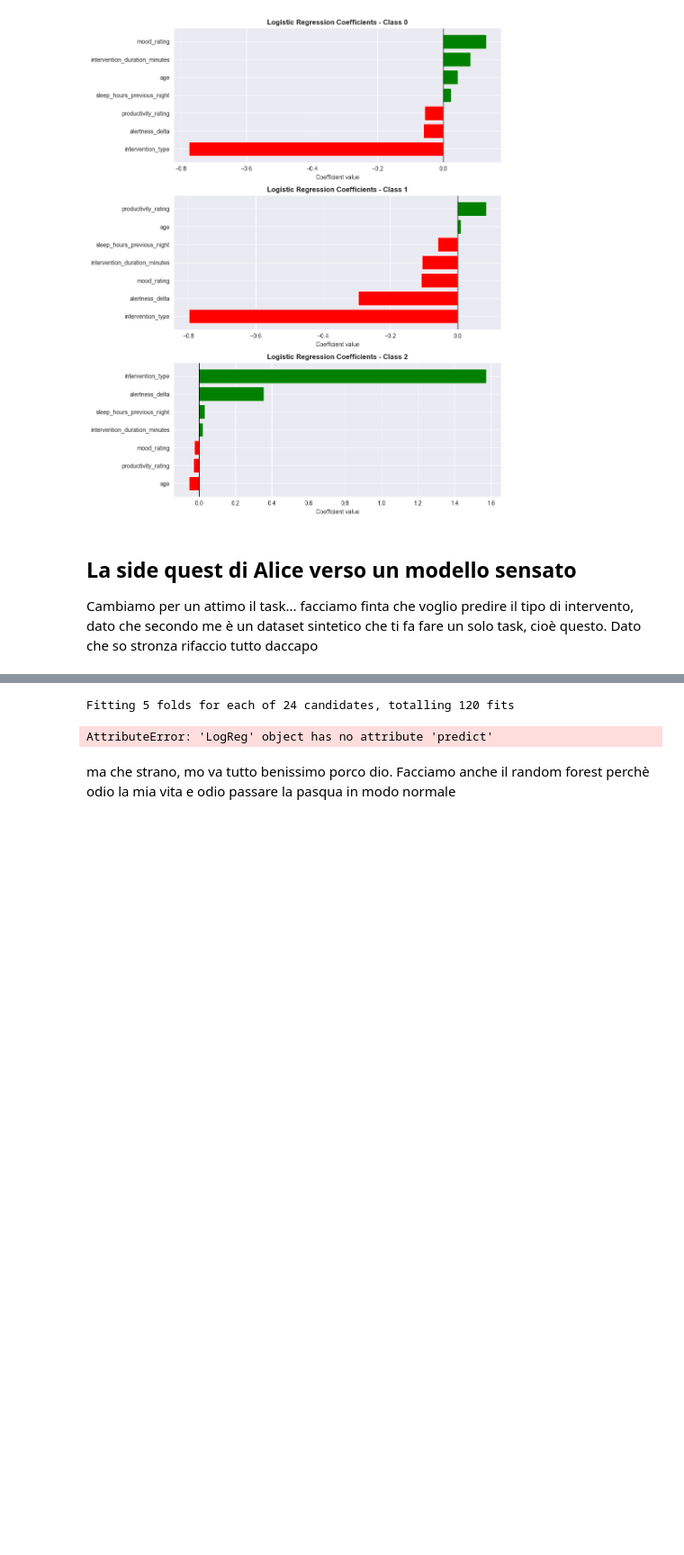
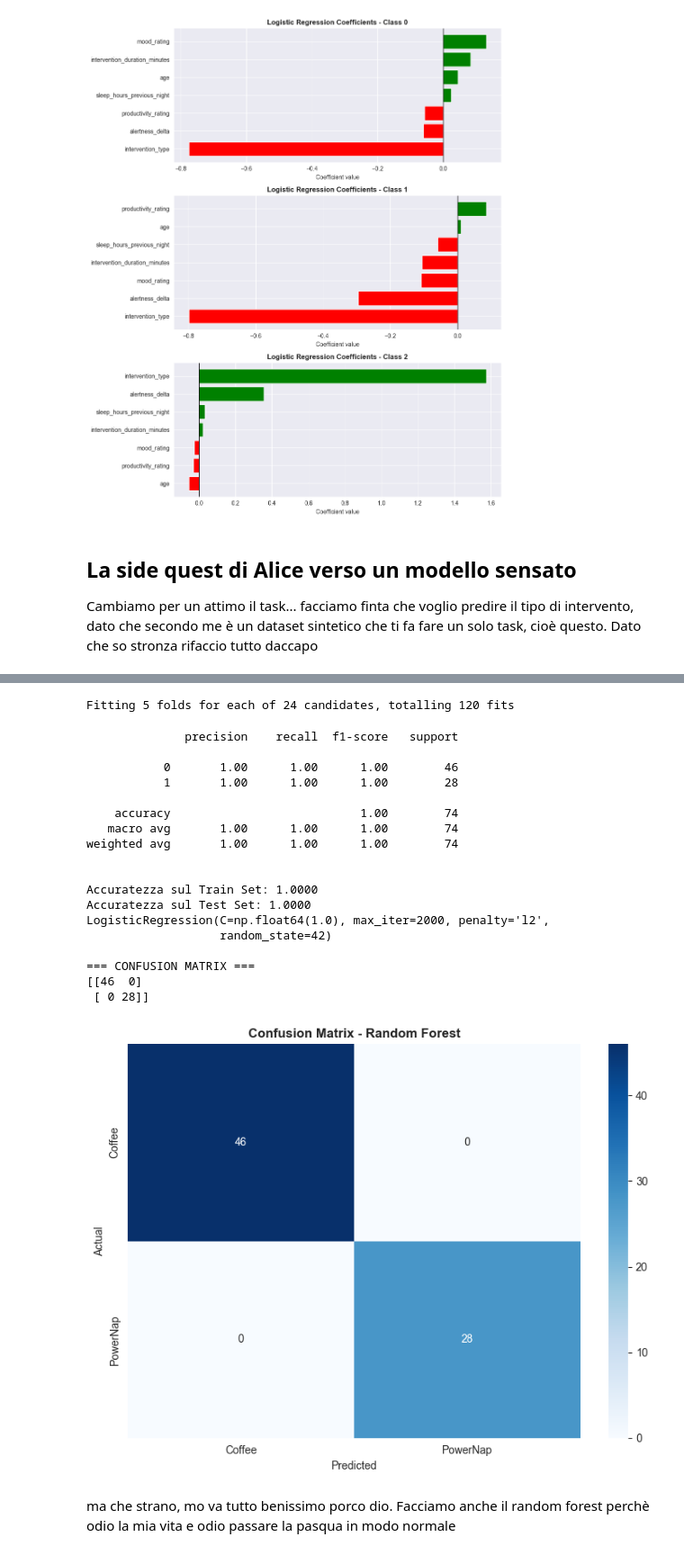
Before and after one commit to Grimino27/PDAI_Project, a Jupyter notebook: scripts/LogisticRegressor.ipynb, the cells around one changed output, grey strips where cells are left out. Shown at 90% size. Drawn from its saved outputs; the diff is of its cells as text; code cells hidden in the pictures; blank space fills up the shorter version.

```diff
--- a/scripts/LogisticRegressor.ipynb
+++ b/scripts/LogisticRegressor.ipynb
@@ -315,36 +311,54 @@ scaler = StandardScaler()
 X_train = scaler.fit_transform(X_train_raw)
 X_test = scaler.transform(X_test_raw)
 # %%
-grid, best_params, best_score = logistic_model_selection(X_train, y_train)
+logistic_regressor, best_params, best_score = logistic_model_selection(X_train, y_train)
 
 y_pred = logistic_regressor.predict(X_test)
 print(classification_report(y_test, y_pred))
 
 # Accuratezza su train e test set
 train_accuracy = grid.score(X_train, y_train)
 test_accuracy = grid.score(X_test, y_test)
 
 print(f"\nAccuratezza sul Train Set: {train_accuracy:.4f}")
 print(f"Accuratezza sul Test Set: {test_accuracy:.4f}")
 print(grid.best_estimator_)  #per vedere gli iperparametri scelti
 
 cm = confusion_matrix(y_test, y_pred)
 print("\n=== CONFUSION MATRIX ===")
 print(cm)
-4
+
 # Heatmap della confusion matrix
 fig, ax = plt.subplots(figsize=(8, 6))
 sns.heatmap(cm, annot=True, fmt='d', cmap='Blues', ax=ax,
             xticklabels=['Coffee', 'PowerNap'],
             yticklabels=['Coffee', 'PowerNap'])
 ax.set_title('Confusion Matrix - Random Forest', fontsize=12, fontweight='bold')
 ax.set_ylabel('Actual')
 ax.set_xlabel('Predicted')
 plt.tight_layout()
 plt.show()
 # %% [output]
 Fitting 5 folds for each of 24 candidates, totalling 120 fits
-AttributeError: 'LogReg' object has no attribute 'predict'
+              precision    recall  f1-score   support
+
+           0       1.00      1.00      1.00        46
+           1       1.00      1.00      1.00        28
+
+    accuracy                           1.00        74
+   macro avg       1.00      1.00      1.00        74
+weighted avg       1.00      1.00      1.00        74
+
+
+Accuratezza sul Train Set: 1.0000
+Accuratezza sul Test Set: 1.0000
+LogisticRegression(C=np.float64(1.0), max_iter=2000, penalty='l2',
+                   random_state=42)
+
+=== CONFUSION MATRIX ===
+[[46  0]
+ [ 0 28]]
+[figure, added]
 # %% [markdown]
 ma che strano, mo va tutto benissimo porco dio. Facciamo anche il random forest perchè odio la mia vita e odio passare la pasqua in modo normale
 # %%
```
Also changed, not shown: parts of 2 cells of this notebook, 1 other file.
